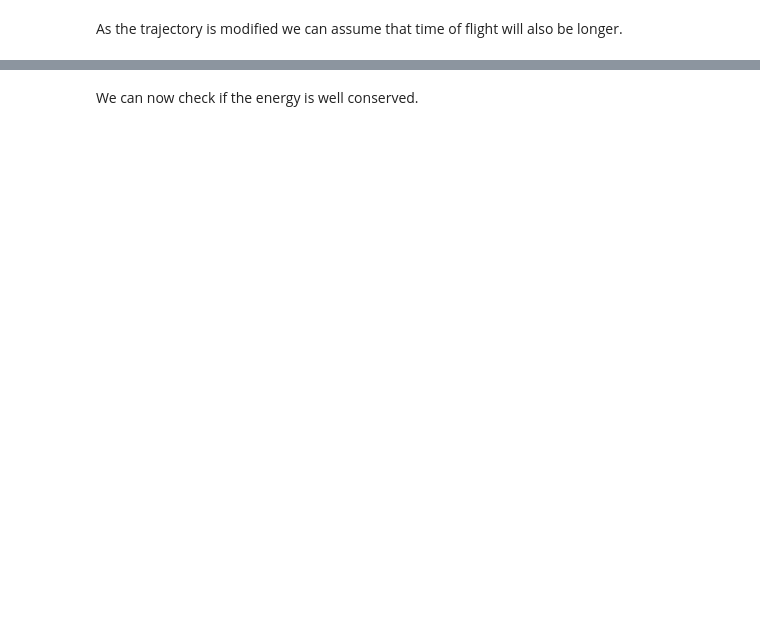
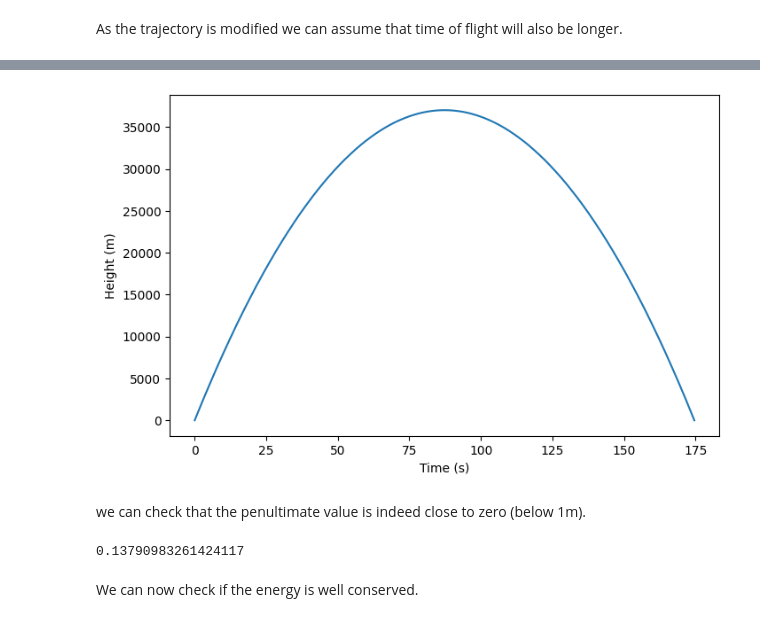
Before and after one commit to Captainfl4me/space-dynamics-workbook, a Jupyter notebook: WE2.ipynb, the cells around one changed output, grey strips where cells are left out. Saved outputs shown, nothing was run; the diff lists cells and outputs as text; code cells hidden in the pictures; blank space fills up the shorter version.

Commit message:
check with teacher WE 1-4

```diff
--- a/WE2.ipynb
+++ b/WE2.ipynb
@@ -3,7 +3,7 @@
 # %%
 import matplotlib.pyplot as plt
 from space_base import GravBody, Probe
-from numpy import max, argmax
+from numpy import max
 
 # Constants
 G = 6.67e-11  # Gravitational constant
@@ -13,7 +13,7 @@ gravity = 9.81  # simple gravity
 # Initial Conditions
 x0 = 0  # start position
 vx0 = 850  # start vertical speed
-t_num = 1400  # number of steps in trajectory
+t_num = 500_000  # number of steps in trajectory
 # %% [markdown]
 First, we start by running the previous simulation with uniform gravity and then do the same simulation but with a more realistic approach.
 # %%
@@ -62,3 +61,19 @@ t_final_realistic_gravity - t_final
+# %%
+
+# Plotting
+plt.figure(figsize=(8, 5))  # create figure, figsize can be changed as preferred
+plt.plot(t, posvel[:, 0])  # plot time against height
+plt.xlabel('Time (s)')
+plt.ylabel('Height (m)')
+plt.show()  # make plot appear
+# %% [output]
+[figure, added]
+# %% [markdown]
+we can check that the penultimate value is indeed close to zero (below 1m).
+# %%
+posvel[t_end][0]
+# %% [output]
+0.13790983261424117
 # %% [markdown]
 We can now check if the energy is well conserved.
 # %%
```
Also changed, not shown: parts of 6 cells of this notebook, 3 other files.
